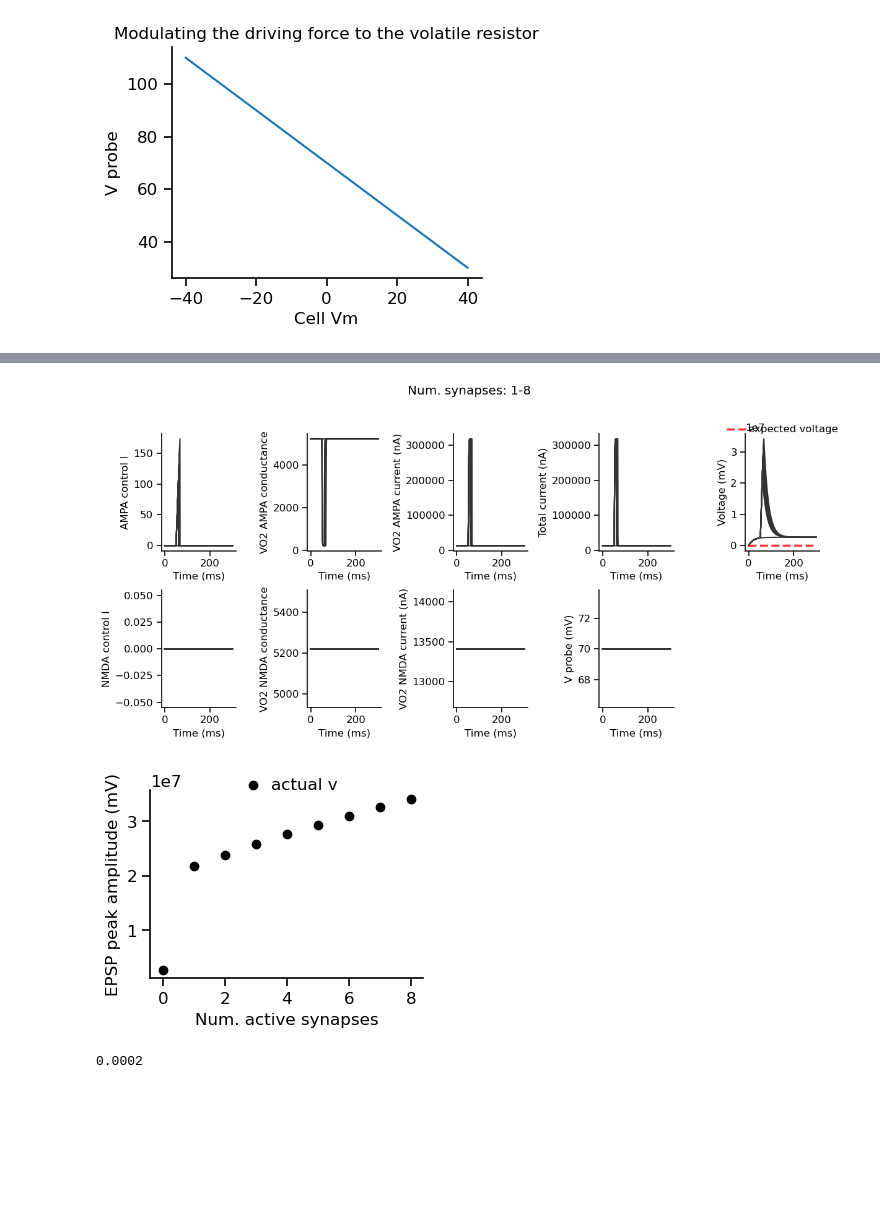
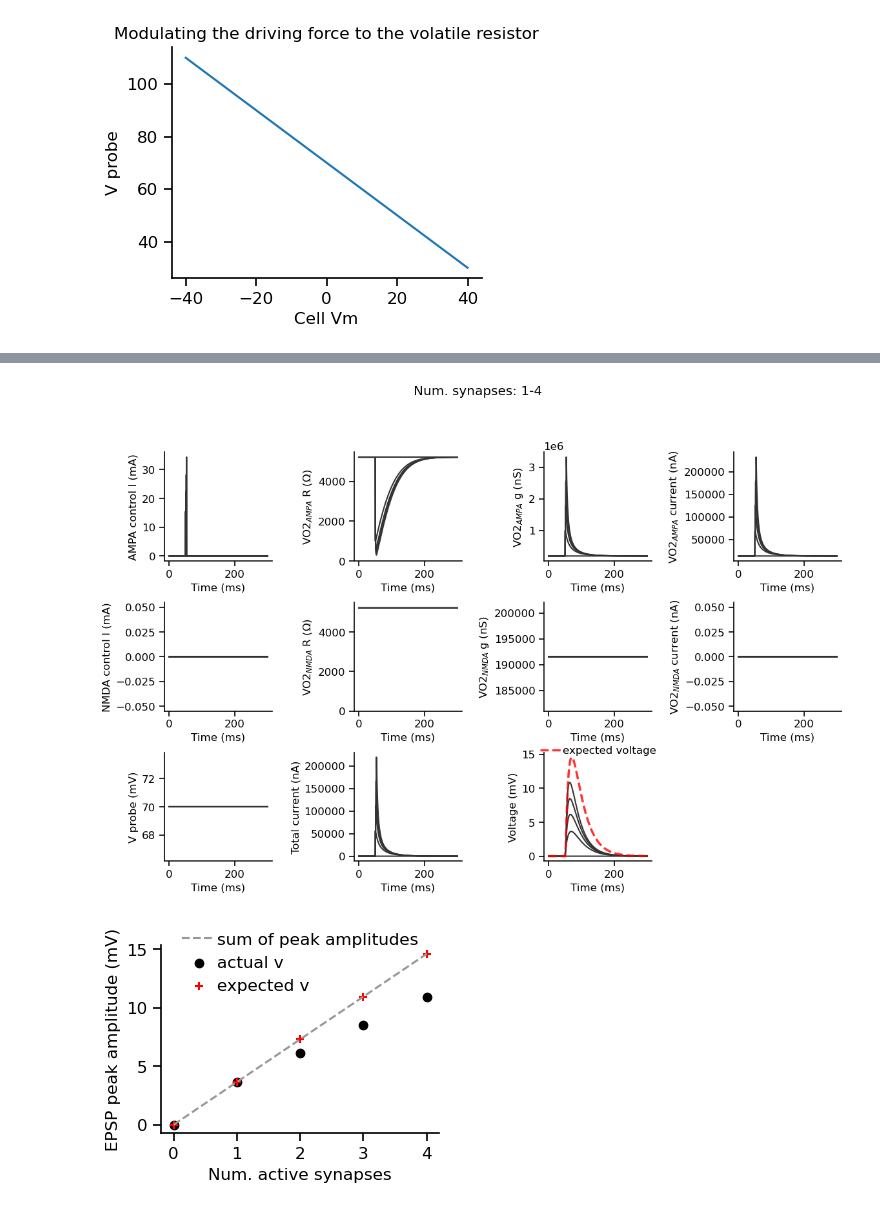
Before and after one commit to argalloni/Neuromorphic_simulations, a Jupyter notebook: Neuromorphic_NMDA.ipynb, the cells around one changed output, grey strips where cells are left out. Drawn from its saved outputs; the diff is of its cells as text; code cells hidden in the pictures; blank space fills up the shorter version.

Commit message:
started fixing errors in VO2 simulation loop

```diff
--- a/Neuromorphic_NMDA.ipynb
+++ b/Neuromorphic_NMDA.ipynb
@@ -639,11 +648,12 @@ simulation_results = run_simulation(synapse_range, tau_ampa=2, tau_nmda=80)
 # %%
 # Plot simulation results
 
-fig,ax = plt.subplots(2,5,figsize=(12,6))
+fig,ax = plt.subplots(3,4,figsize=(12,8))
 titles = {'V': 'Voltage (mV)', 'I_total': 'Total current (nA)', 'V_probe': 'V probe (mV)',
-          'controlI_ampa': 'AMPA control I', 'controlI_nmda': 'NMDA control I',
-          'I_ampa': 'VO2 AMPA current (nA)', 'I_nmda': 'VO2 NMDA current (nA)',
-          'g_ampa': 'VO2 AMPA conductance',  'g_nmda': 'VO2 NMDA conductance'}
+          'controlI_ampa': 'AMPA control I (mA)', 'controlI_nmda': 'NMDA control I (mA)',
+          'I_ampa': 'VO2$_{AMPA}$ current (nA)',  'I_nmda': 'VO2$_{NMDA}$ current (nA)',
+          'R_ampa': 'VO2$_{AMPA}$ R (Ω)',         'R_nmda': 'VO2$_{NMDA}$ R (Ω)',
+          'g_ampa': 'VO2$_{AMPA}$ g (nS)',        'g_nmda': 'VO2$_{NMDA}$ g (nS)'}
 
 line_color = [0.2,0.2,0.2]
 
@@ -655,6 +665,17 @@ ax[0,col].set_ylabel(titles['controlI_ampa'])
 ax[1,col].plot(time, simulation_results['controlI_nmda'], c=line_color)
 ax[1,col].set_xlabel('Time (ms)')
 ax[1,col].set_ylabel(titles['controlI_nmda'])
+col+=1
+
+ax[0,col].plot(time, simulation_results['R_ampa'], c=line_color)
+ax[0,col].set_xlabel('Time (ms)')
+ax[0,col].set_ylabel(titles['R_ampa'])
+ax[0,col].set_ylim(bottom=0)
+
+ax[1,col].plot(time, simulation_results['R_nmda'], c=line_color)
+ax[1,col].set_xlabel('Time (ms)')
+ax[1,col].set_ylabel(titles['R_nmda'])
+ax[1,col].set_ylim(bottom=0)
 col+=1
 
 ax[0,col].plot(time, simulation_results['g_ampa'], c=line_color)
@@ -671,57 +692,56 @@ ax[0,col].set_xlabel('Time (ms)')
 ax[0,col].set_ylabel(titles['I_ampa'])
 
 ax[1,col].plot(time, simulation_results['I_nmda'], c=line_color)
 ax[1,col].set_xlabel('Time (ms)')
 ax[1,col].set_ylabel(titles['I_nmda'])
 col+=1
 
-ax[1,col].plot(time, simulation_results['V_probe'], c=line_color)
-ax[1,col].set_xlabel('Time (ms)')
-ax[1,col].set_ylabel(titles['V_probe'])
 
-ax[0,col].plot(time, simulation_results['I_total'], c=line_color)
-ax[0,col].set_xlabel('Time (ms)')
-ax[0,col].set_ylabel(titles['I_total'])
-col+=1
-
-ax[0,col].plot(time, simulation_results['V'], c=line_color)
-ax[0,col].set_xlabel('Time (ms)')
-ax[0,col].set_ylabel(titles['V'])
-
-baselines = simulation_results['single_EPSPs'][0,:]
-summed_EPSP_trace = np.sum(simulation_results['single_EPSPs']-baselines,axis=1) + baselines[0]
-ax[0,col].plot(time,summed_EPSP_trace,'--',linewidth=2.5,alpha=0.8,color='r', label='expected voltage')
-ax[0,col].legend(loc='upper center', bbox_to_anchor=(0.5, 1.15))
-
-ax[1,col].axis('off')
 plt.tight_layout()
 plt.subplots_adjust(top=0.85)
 plt.suptitle(f'Num. synapses: 1-{synapse_range}')
+
+
+col=0
+ax[2,col].plot(time, simulation_results['V_probe'], c=line_color)
+ax[2,col].set_xlabel('Time (ms)')
+ax[2,col].set_ylabel(titles['V_probe'])
+col+=1
+
+ax[2,col].plot(time, simulation_results['I_total'], c=line_color)
+ax[2,col].set_xlabel('Time (ms)')
+ax[2,col].set_ylabel(titles['I_total'])
+col+=1
+
+ax[2,col].plot(time, simulation_results['V'], c=line_color)
+ax[2,col].set_xlabel('Time (ms)')
+ax[2,col].set_ylabel(titles['V'])
+baselines = simulation_results['single_EPSPs'][500,:]
+summed_EPSP_trace = np.sum(simulation_results['single_EPSPs']-baselines,axis=1) + baselines[1]
+ax[2,col].plot(time,summed_EPSP_trace,'--',linewidth=2.5,alpha=0.8,color='r', label='expected voltage')
+ax[2,col].legend(loc='upper center', bbox_to_anchor=(0.5, 1.15))
+
+ax[2,3].axis('off')
 
 
 singleEPSP_amplitudes = np.max(simulation_results['single_EPSPs'],axis=0) - baselines
 linear_sum = np.cumsum(singleEPSP_amplitudes)
 expected_amplitudes = np.max(np.cumsum(simulation_results['single_EPSPs']-baselines,axis=1),axis=0)
 multiEPSP_amplitudes = np.max(simulation_results['V'],axis=0) - baselines
 num_EPSPs = len(multiEPSP_amplitudes)
 
 fig,ax = plt.subplots(figsize=[5,4])
-# ax.plot(np.arange(num_EPSPs), linear_sum, '--', c=[0.6,0.6,0.6], label='sum of peak amplitudes')
+ax.plot(np.arange(num_EPSPs), linear_sum, '--', c=[0.6,0.6,0.6], label='sum of peak amplitudes')
 ax.scatter(np.arange(num_EPSPs), multiEPSP_amplitudes, color='k', label='actual v')
-# ax.scatter(np.arange(num_EPSPs), expected_amplitudes, marker='+',color='r',label='expected v')
+ax.scatter(np.arange(num_EPSPs), expected_amplitudes, marker='+',color='r',label='expected v')
 ax.set_ylabel('EPSP peak amplitude (mV)')
 ax.set_xlabel('Num. active synapses')
 ax.legend(loc='upper center', bbox_to_anchor=(0.5, 1.15))
 
 plt.tight_layout(pad=5)
 plt.subplots_adjust(top=0.8)
 
 plt.show()
 # %% [output]
-[figure, old version]
+[figure, new version]
-[figure, old version]
+[figure, new version]
-# %%
-g = 1e9/5000
-g
-# %% [output]
-0.0002
```
Also changed, not shown: parts of 8 cells of this notebook.
